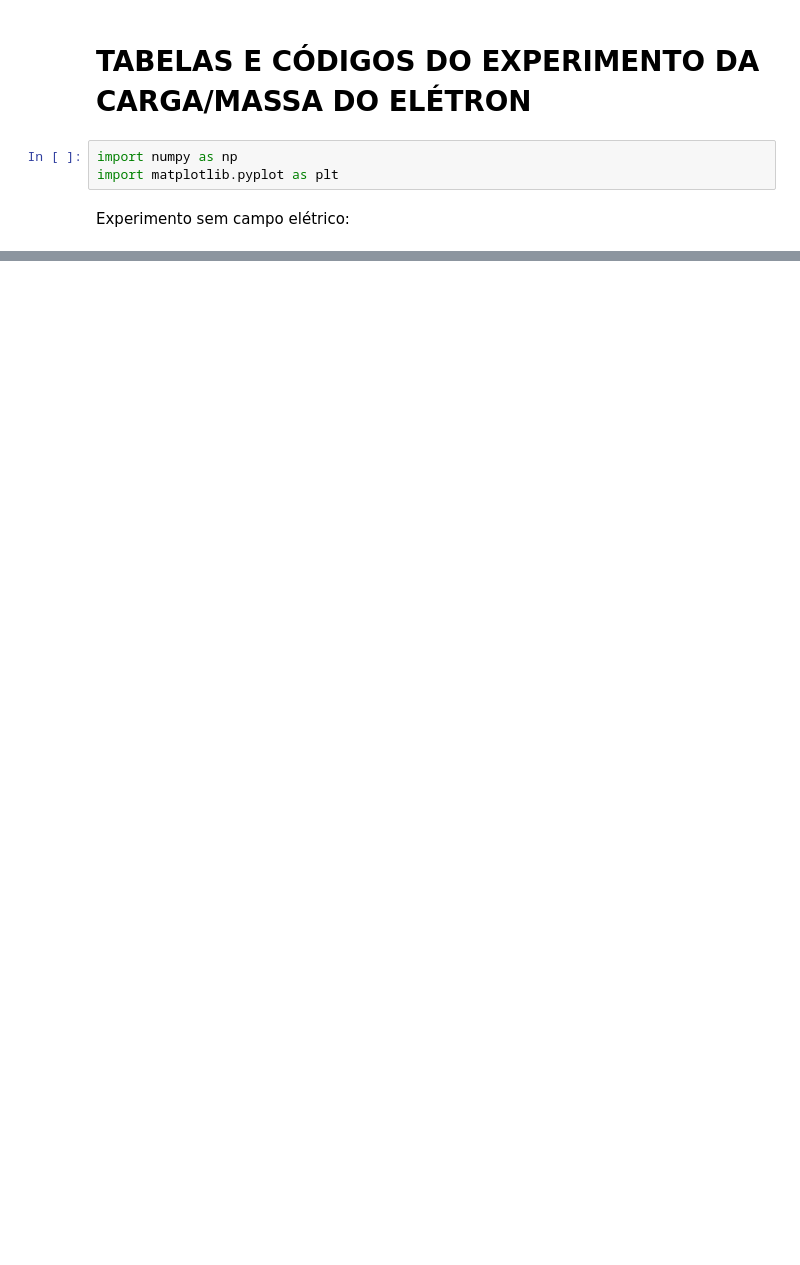
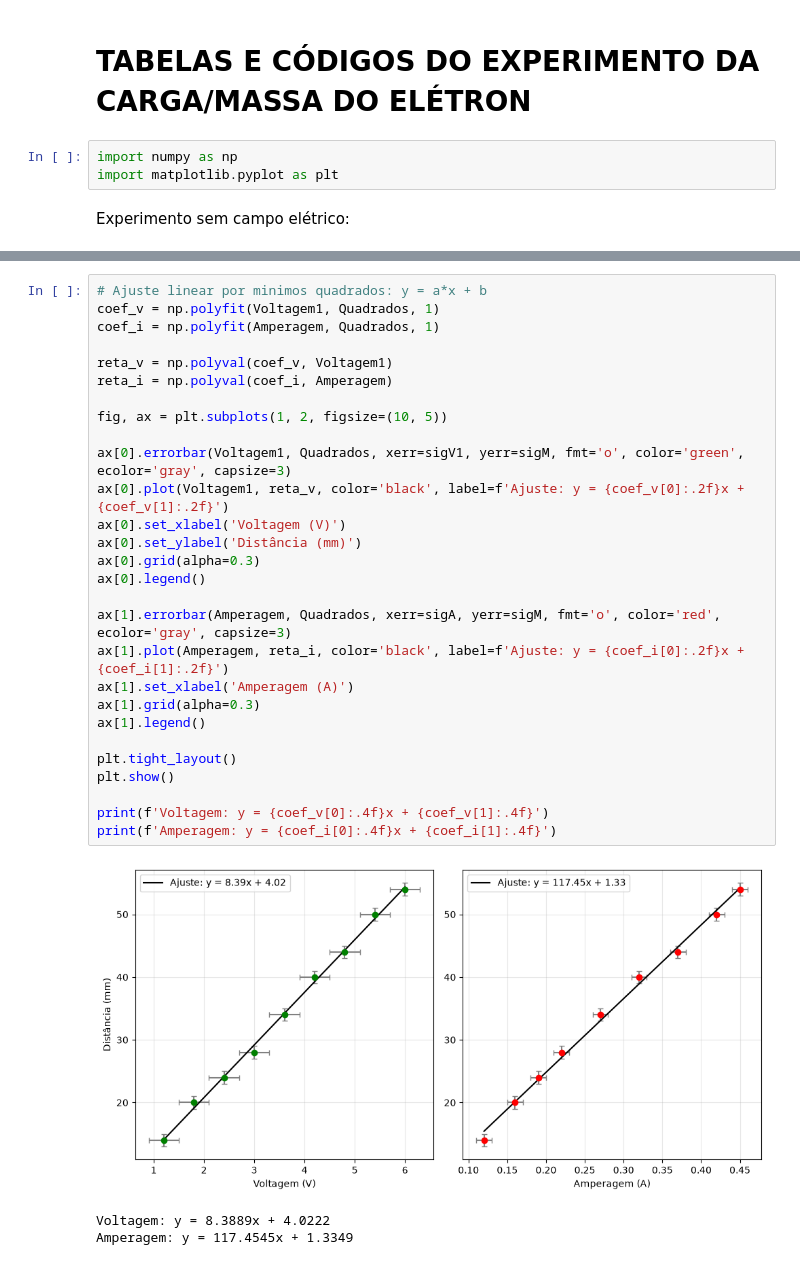
Before and after one commit to BernardoSGouveia/Laborat-rio-de-f-sica-qu-ntica, a Jupyter notebook: carga-massa.ipynb, the cells around one changed output, grey strips where cells are left out. Cells and saved outputs as stored; diff of their text form; blank space fills up the shorter version.

```diff
--- a/carga-massa.ipynb
+++ b/carga-massa.ipynb
@@ -20,3 +29,35 @@ print(Quadrados)
+# %%
+# Ajuste linear por minimos quadrados: y = a*x + b
+coef_v = np.polyfit(Voltagem1, Quadrados, 1)
+coef_i = np.polyfit(Amperagem, Quadrados, 1)
+
+reta_v = np.polyval(coef_v, Voltagem1)
+reta_i = np.polyval(coef_i, Amperagem)
+
+fig, ax = plt.subplots(1, 2, figsize=(10, 5))
+
+ax[0].errorbar(Voltagem1, Quadrados, xerr=sigV1, yerr=sigM, fmt='o', color='green', ecolor='gray', capsize=3)
+ax[0].plot(Voltagem1, reta_v, color='black', label=f'Ajuste: y = {coef_v[0]:.2f}x + {coef_v[1]:.2f}')
+ax[0].set_xlabel('Voltagem (V)')
+ax[0].set_ylabel('Distância (mm)')
+ax[0].grid(alpha=0.3)
+ax[0].legend()
+
+ax[1].errorbar(Amperagem, Quadrados, xerr=sigA, yerr=sigM, fmt='o', color='red', ecolor='gray', capsize=3)
+ax[1].plot(Amperagem, reta_i, color='black', label=f'Ajuste: y = {coef_i[0]:.2f}x + {coef_i[1]:.2f}')
+ax[1].set_xlabel('Amperagem (A)')
+ax[1].grid(alpha=0.3)
+ax[1].legend()
+
+plt.tight_layout()
+plt.show()
+
+print(f'Voltagem: y = {coef_v[0]:.4f}x + {coef_v[1]:.4f}')
+print(f'Amperagem: y = {coef_i[0]:.4f}x + {coef_i[1]:.4f}')
+# %% [output]
+[figure, added]
+Voltagem: y = 8.3889x + 4.0222
+Amperagem: y = 117.4545x + 1.3349
 # %%
 Voltagem1 = np.array([1.2,  1.8,  2.4,  3,    3.6,  4.2,  4.8,  5.4,  6])
 Amperagem = np.array([0.12, 0.16, 0.19, 0.22, 0.27, 0.32, 0.37, 0.42, 0.45])
```
Also changed, not shown: parts of 3 cells of this notebook.
